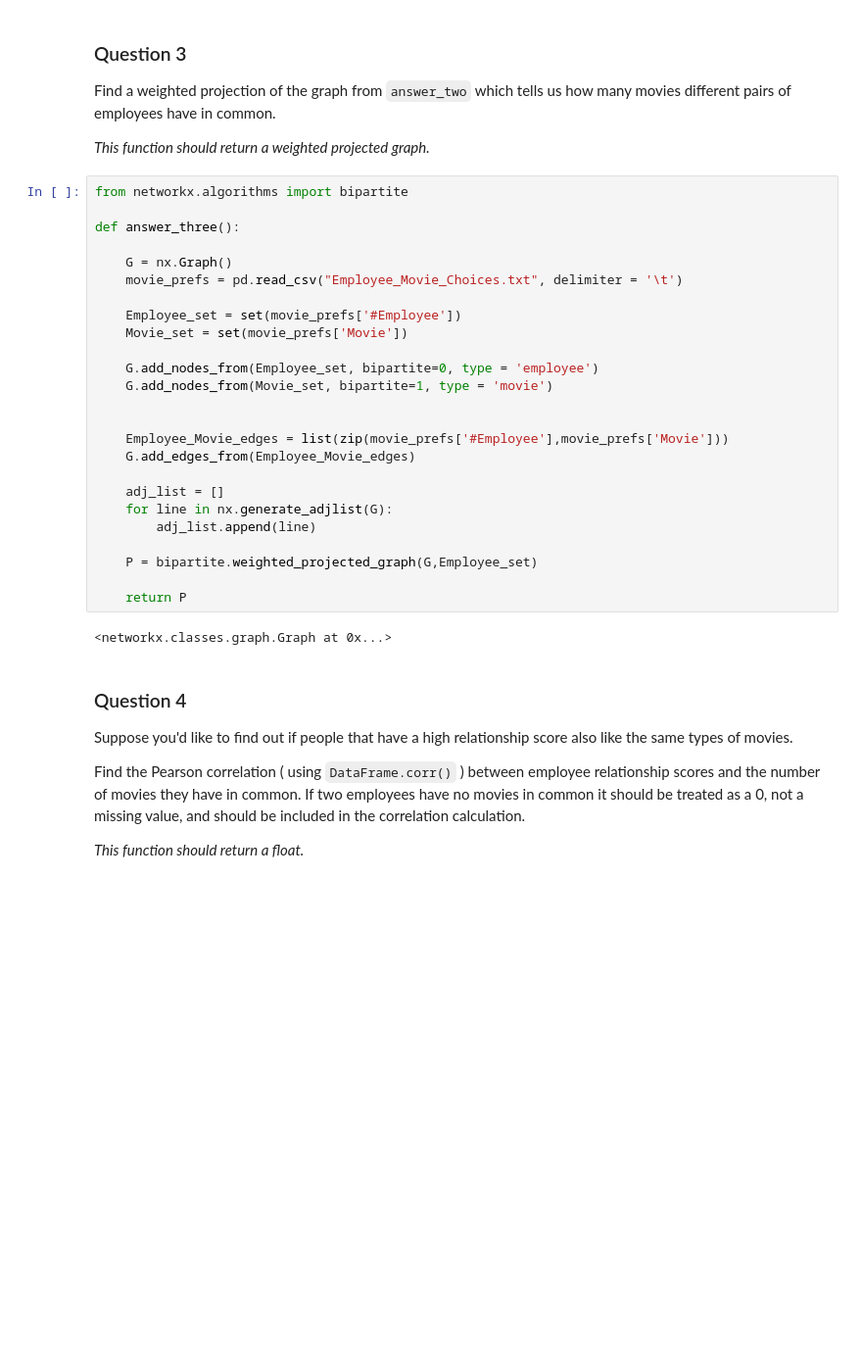
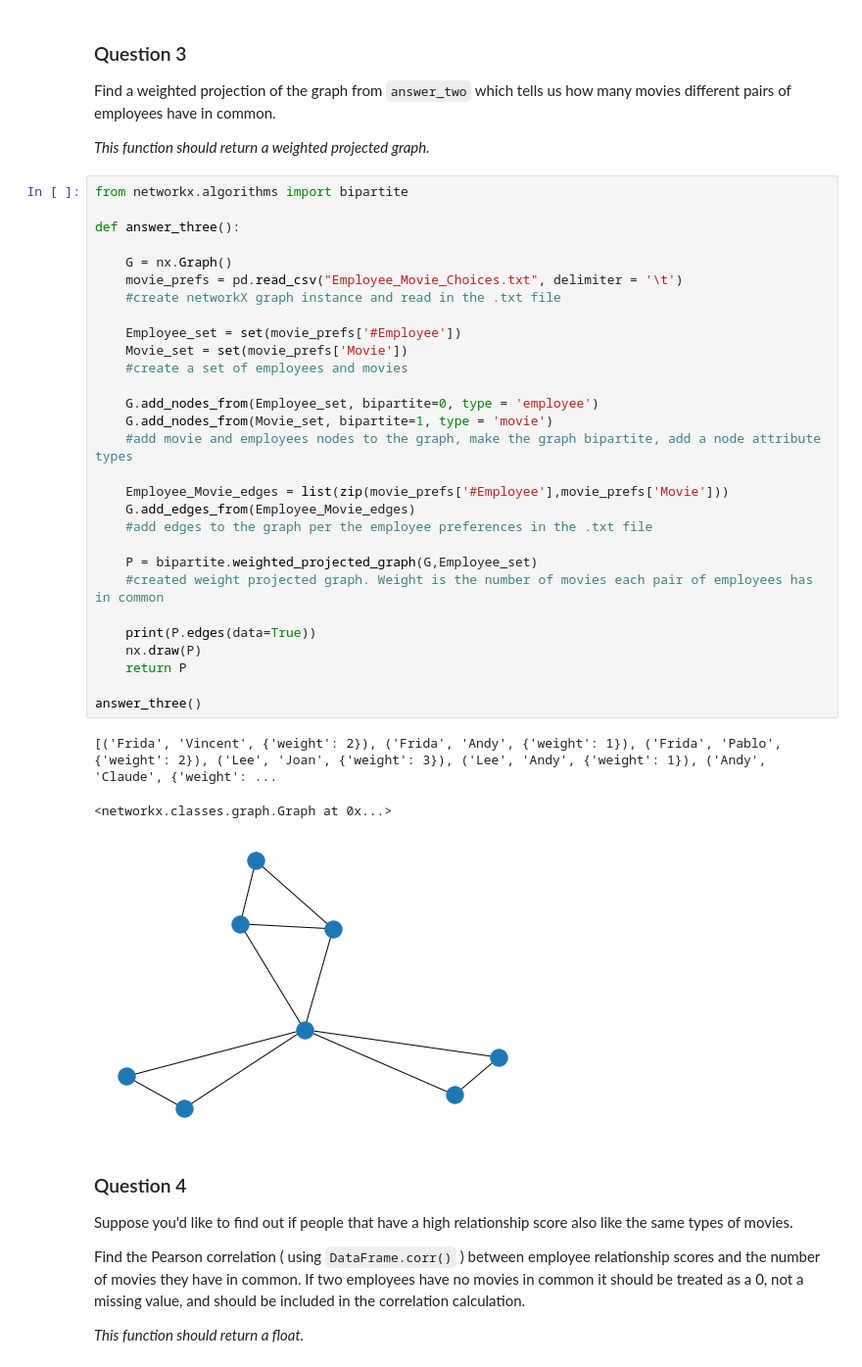
Before and after one commit to AustinChase/Applied_Data_Science, a Jupyter notebook: Module_5/Assignment+1.ipynb, the cells around one changed output. Shown at 98% size. Drawn from its saved outputs; the diff is of its cells as text; blank space fills up the shorter version.

```diff
--- a/Module_5/Assignment+1.ipynb
+++ b/Module_5/Assignment+1.ipynb
@@ -125,30 +142,36 @@ Find a weighted projection of the graph from `answer_two` which tells us how man
 # %%
 from networkx.algorithms import bipartite
 
 def answer_three():
 
     G = nx.Graph()
     movie_prefs = pd.read_csv("Employee_Movie_Choices.txt", delimiter = '\t')
+    #create networkX graph instance and read in the .txt file
 
     Employee_set = set(movie_prefs['#Employee'])
     Movie_set = set(movie_prefs['Movie'])
+    #create a set of employees and movies
 
     G.add_nodes_from(Employee_set, bipartite=0, type = 'employee')
     G.add_nodes_from(Movie_set, bipartite=1, type = 'movie')
-
+    #add movie and employees nodes to the graph, make the graph bipartite, add a node attribute types
 
     Employee_Movie_edges = list(zip(movie_prefs['#Employee'],movie_prefs['Movie']))
     G.add_edges_from(Employee_Movie_edges)
-
-    adj_list = []
-    for line in nx.generate_adjlist(G):
-        adj_list.append(line)
+    #add edges to the graph per the employee preferences in the .txt file
 
     P = bipartite.weighted_projected_graph(G,Employee_set)
+    #created weight projected graph. Weight is the number of movies each pair of employees has in common
 
+    print(P.edges(data=True))
+    nx.draw(P)
     return P
+
+answer_three()
 # %% [output]
-<networkx.classes.graph.Graph at 0x...>
+[('Frida', 'Vincent', {'weight': 2}), ('Frida', 'Andy', {'weight': 1}), ('Frida', 'Pablo', {'weight': 2}), ('Lee', 'Joan', {'weight': 3}), ('Lee', 'Andy', {'weight': 1}), ('Andy', 'Claude', {'weight': ...
+<networkx.classes.graph.Graph at 0x...>
+[figure, added]
 # %% [markdown]
 ### Question 4
 
```
Also changed, not shown: parts of 3 cells of this notebook.
